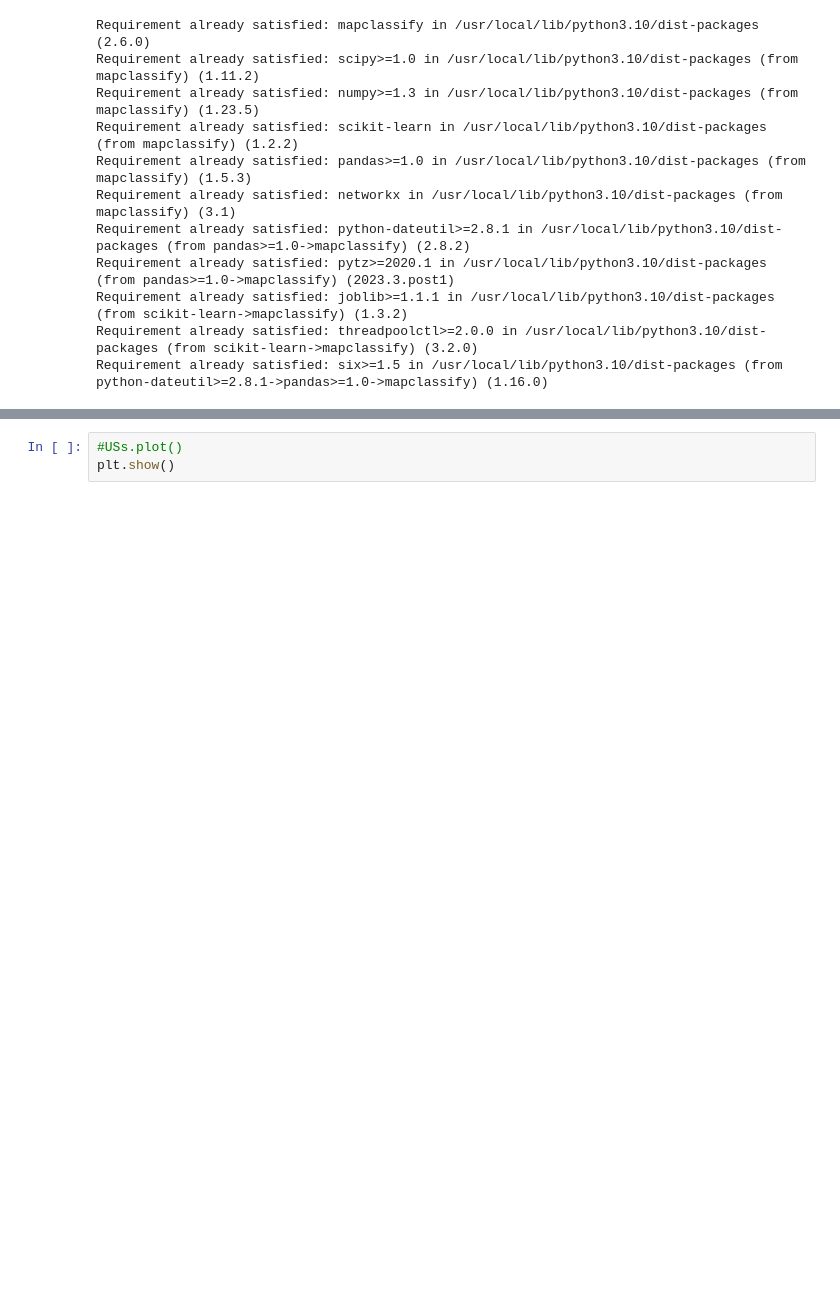
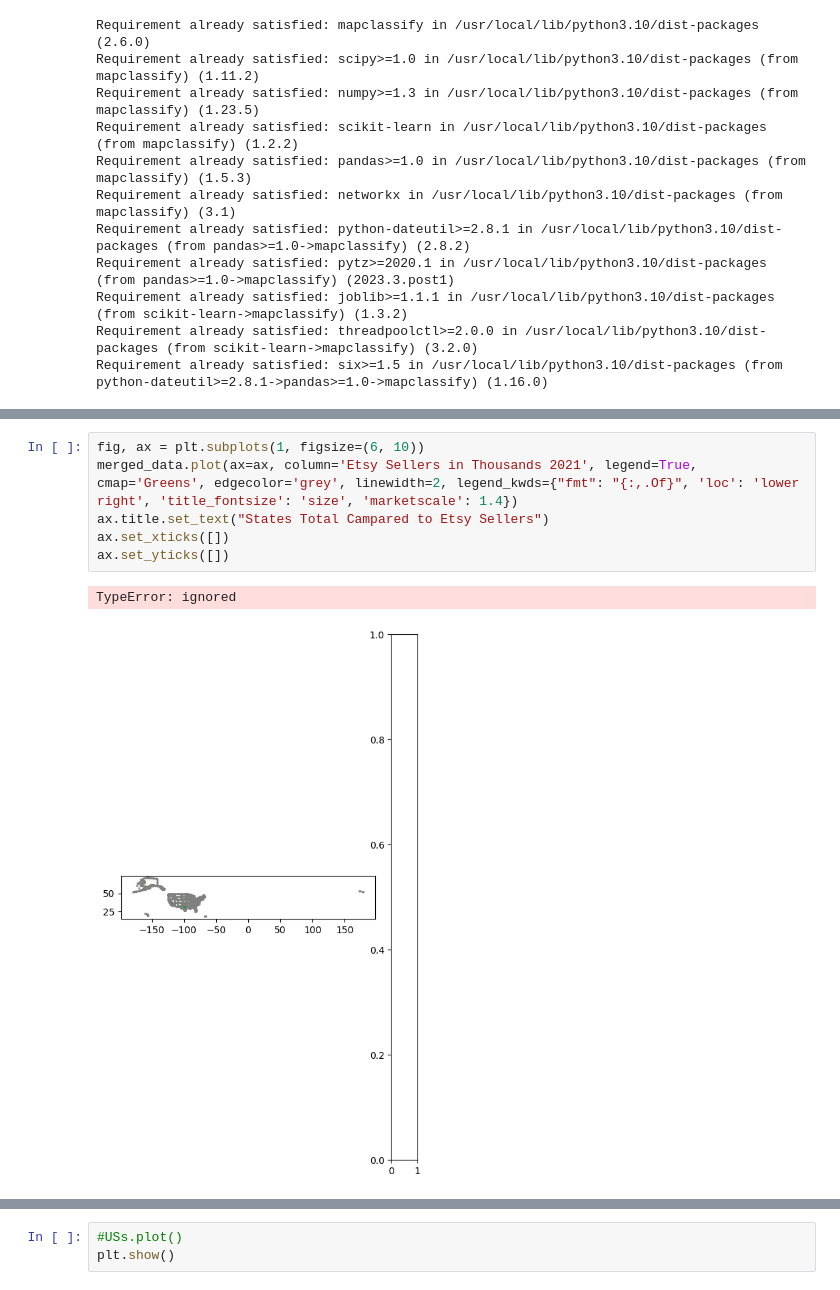
Before and after one commit to khagerthey/GIS, a Jupyter notebook: PS1.ipynb, the cells around one changed output, grey strips where cells are left out. Drawn from its saved outputs; the diff is of its cells as text; blank space fills up the shorter version.

```diff
--- a/PS1.ipynb
+++ b/PS1.ipynb
@@ -128,0 +137,9 @@ USs.plot(ax=ax, aspect='auto')
+# %%
+fig, ax = plt.subplots(1, figsize=(6, 10))
+merged_data.plot(ax=ax, column='Etsy Sellers in Thousands 2021', legend=True, cmap='Greens', edgecolor='grey', linewidth=2, legend_kwds={"fmt": "{:,.Of}", 'loc': 'lower right', 'title_fontsize': 'size', 'marketscale': 1.4})
+ax.title.set_text("States Total Campared to Etsy Sellers")
+ax.set_xticks([])
+ax.set_yticks([])
+# %% [output]
+TypeError: ignored
+[figure, added]
```
Also changed, not shown: parts of 10 cells of this notebook.
